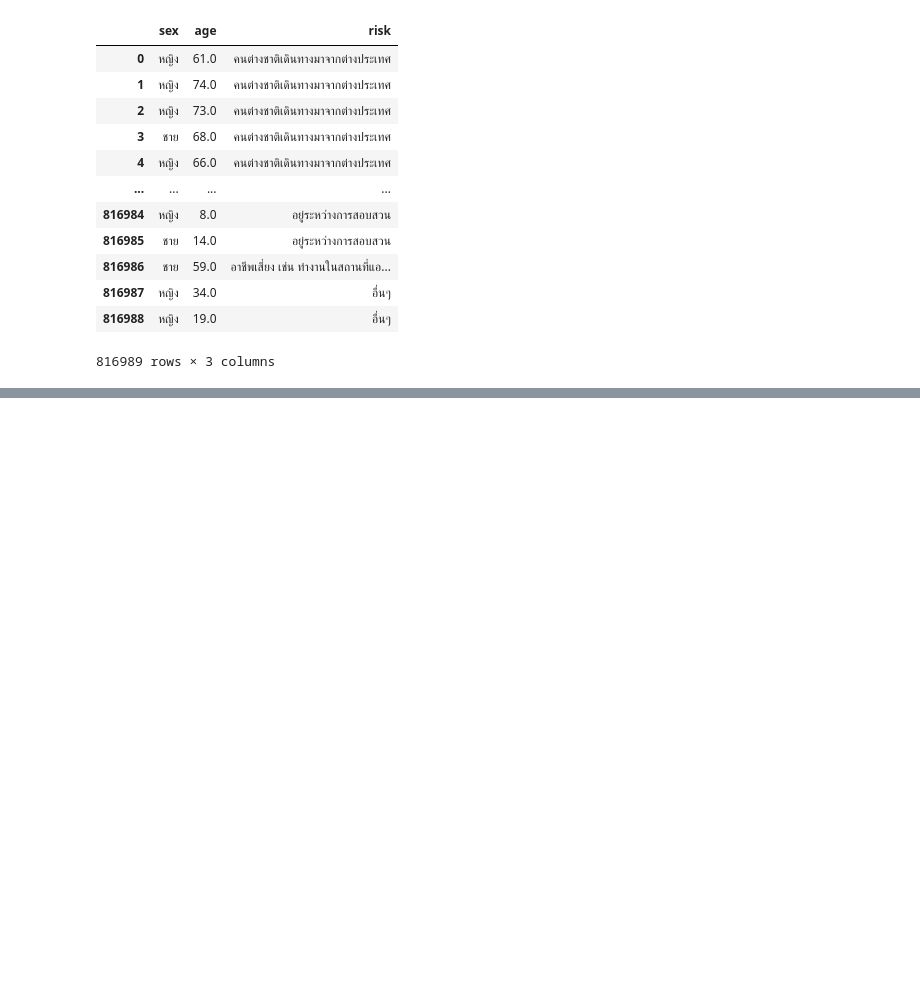
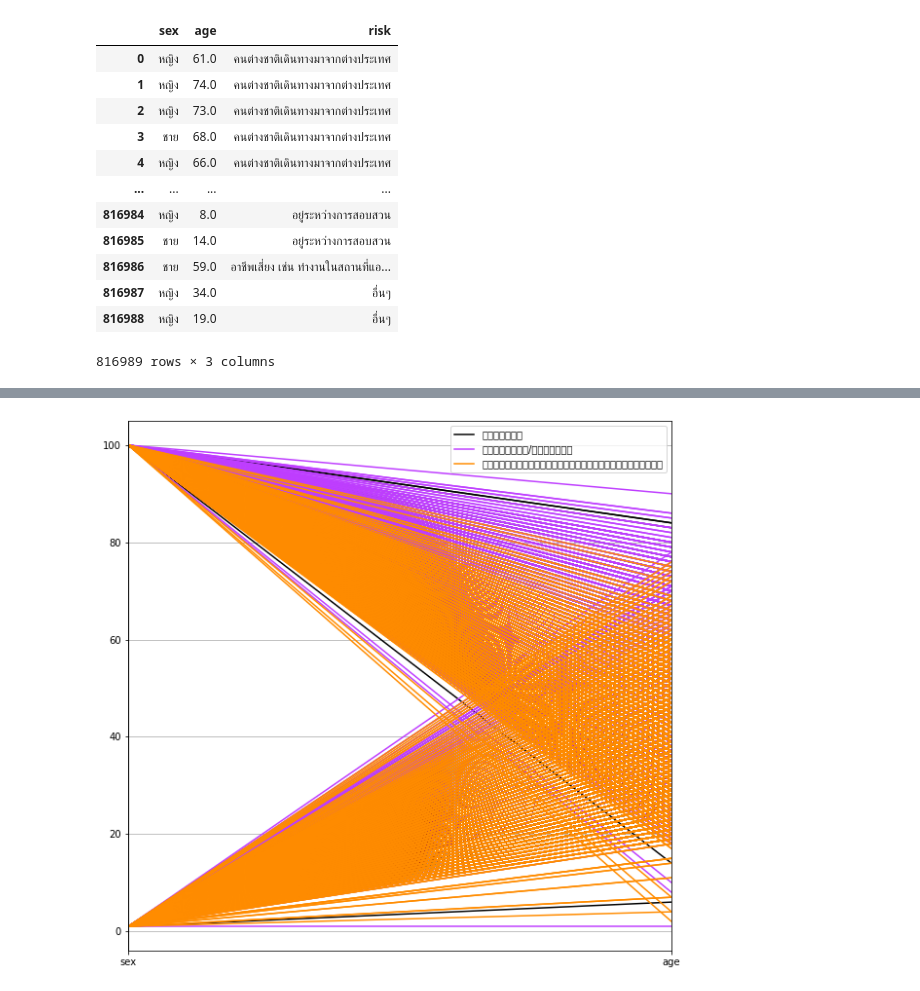
Before and after one commit to khanittha-phusopha/data_viz_2022, a Jupyter notebook: DataViz01_Table_Data.ipynb, the cells around one changed output, grey strips where cells are left out. Drawn from its saved outputs; the diff is of its cells as text; code cells hidden in the pictures; blank space fills up the shorter version.

```diff
--- a/DataViz01_Table_Data.ipynb
+++ b/DataViz01_Table_Data.ipynb
@@ -290,0 +290,3 @@ data03
+# %%
+data_mix = pd.concat([risk1,risk2,risk3]) #รวมข้อมูล
+data_mix
@@ -414,0 +393,3 @@ NameError: ignored
+# %%
+FM = data_mix.replace('หญิง',1)
+FM
@@ -414,0 +410,3 @@ NameError: ignored
+# %%
+M = FM.replace('ชาย',100)
+M
@@ -414,0 +444,6 @@ NameError: ignored
+# %%
+pd.plotting.parallel_coordinates(M, 'risk', color=['#000000','#BF3EFF','#FF8C00'])
+plt.legend()
+plt.show()
+# %% [output]
+[figure, added]
```
Also changed, not shown: parts of 27 cells of this notebook.
